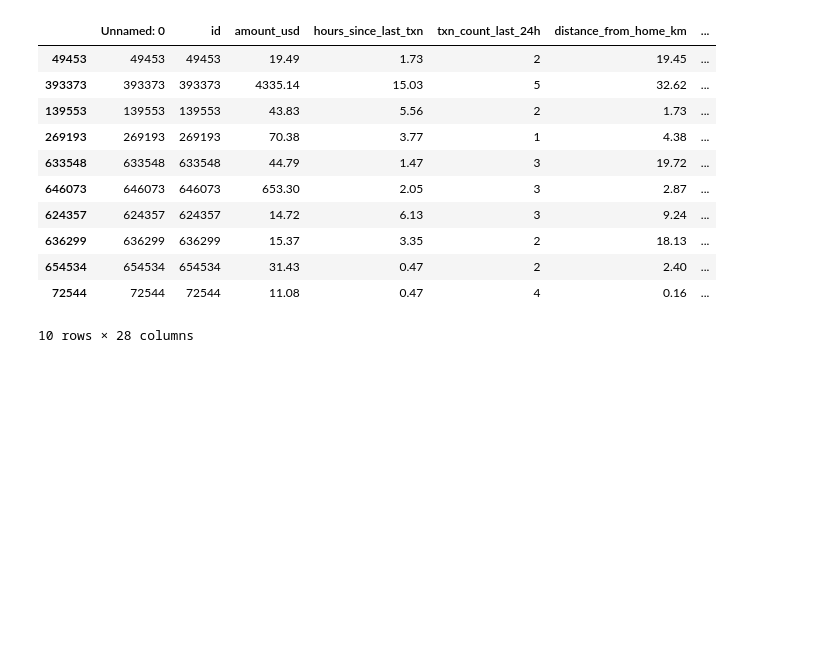
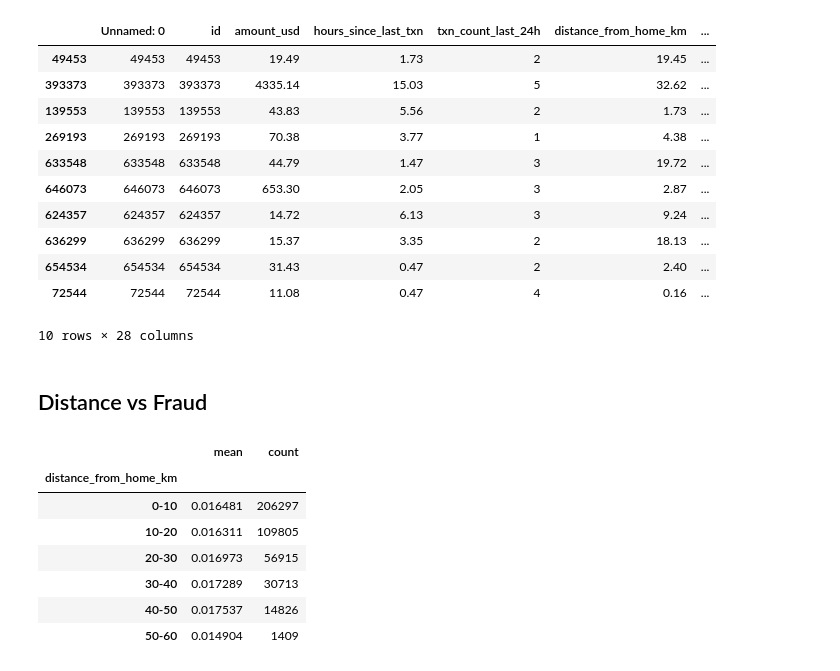
Before and after one commit to ShankTesla/Credit-Card-Fraud-Detection, a Jupyter notebook: notebooks/1.3-gs-exploratory-data-analysis.ipynb, the cells around one changed output. Cells and saved outputs as stored; diff of their text form; code cells hidden in the pictures; blank space fills up the shorter version.

```diff
--- a/notebooks/1.3-gs-exploratory-data-analysis.ipynb
+++ b/notebooks/1.3-gs-exploratory-data-analysis.ipynb
@@ -454,3 +454,19 @@ explore[explore["is_fraud"] == 0].sample(10, random_state=1)
 | 654534 | 654534 | 654534 | 31.43 | 0.47 | 2 | 2.40 | ... |
 | 72544 | 72544 | 72544 | 11.08 | 0.47 | 4 | 0.16 | ... |
 10 rows × 28 columns
+# %% [markdown]
+## Distance vs Fraud
+# %%
+# distance of card vs fraud
+bands = pd.cut(explore["distance_from_home_km"], [0, 10, 20, 30, 40, 50, 60, 1000],
+               labels=["0-10", "10-20", "20-30", "30-40", "40-50", "50-60", "60+"])
+explore.groupby(bands)["is_fraud"].agg(["mean", "count"])
+# %% [output]
+|  | mean | count |
+| distance_from_home_km |  |  |
+| 0-10 | 0.016481 | 206297 |
+| 10-20 | 0.016311 | 109805 |
+| 20-30 | 0.016973 | 56915 |
+| 30-40 | 0.017289 | 30713 |
+| 40-50 | 0.017537 | 14826 |
+| 50-60 | 0.014904 | 1409 |
```
Also changed, not shown: parts of 9 cells of this notebook.
